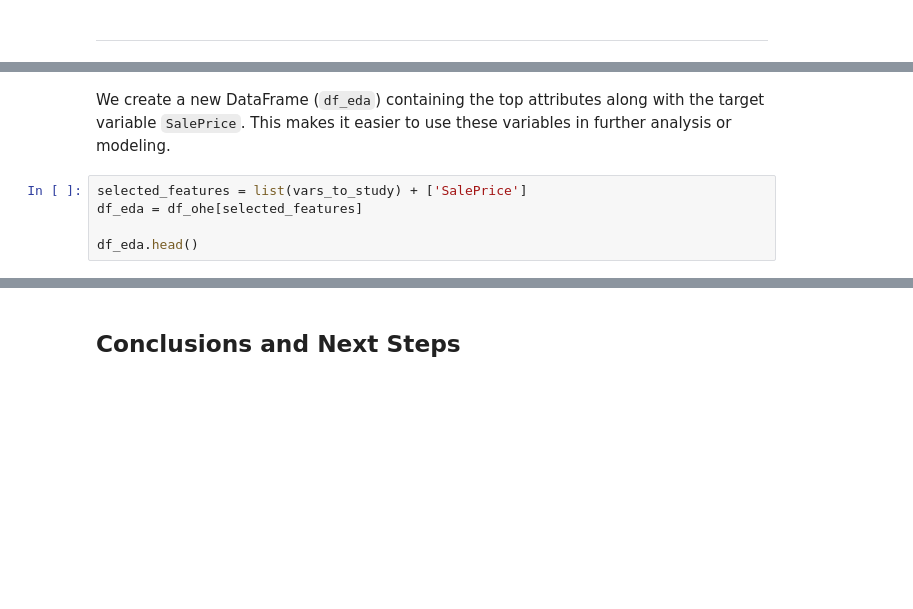
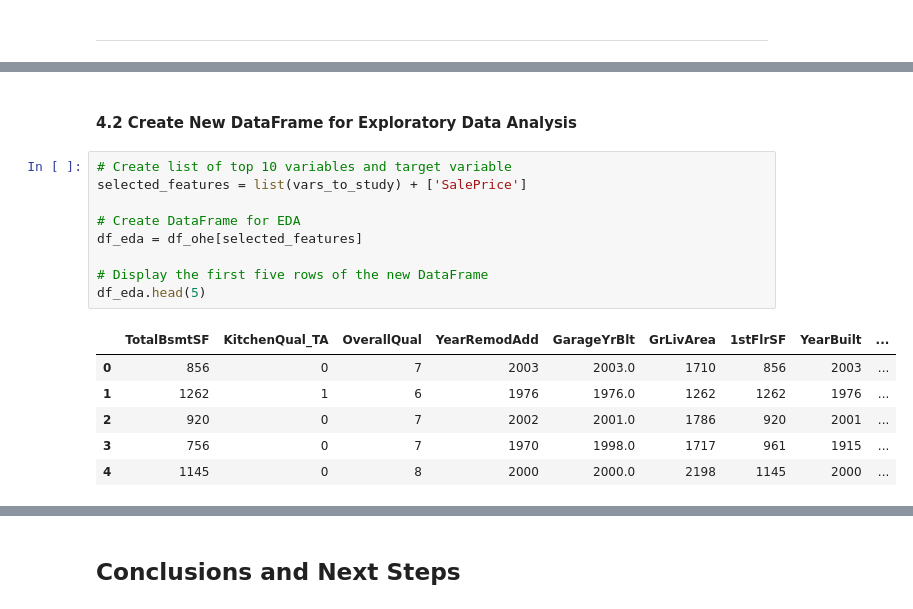
Before and after one commit to NatashaRy/house-price-predictor, a Jupyter notebook: jupyter_notebooks/03-CorrelationStudy.ipynb, the cells around one changed output, grey strips where cells are left out. Cells and saved outputs as stored; diff of their text form; blank space fills up the shorter version.

```diff
--- a/jupyter_notebooks/03-CorrelationStudy.ipynb
+++ b/jupyter_notebooks/03-CorrelationStudy.ipynb
@@ -270,8 +395,19 @@ vars_to_study
-# %% [markdown]
-We create a new DataFrame (`df_eda`) containing the top attributes along with the target variable `SalePrice`. This makes it easier to use these variables in further analysis or modeling.
-# %%
-selected_features = list(vars_to_study) + ['SalePrice']
-df_eda = df_ohe[selected_features]
-
-df_eda.head()
+# %% [markdown]
+#### 4.2 Create New DataFrame for Exploratory Data Analysis
+# %%
+# Create list of top 10 variables and target variable
+selected_features = list(vars_to_study) + ['SalePrice']
+
+# Create DataFrame for EDA
+df_eda = df_ohe[selected_features]
+
+# Display the first five rows of the new DataFrame
+df_eda.head(5)
+# %% [output]
+|  | TotalBsmtSF | KitchenQual_TA | OverallQual | YearRemodAdd | GarageYrBlt | GrLivArea | 1stFlrSF | YearBuilt | ... |
+| 0 | 856 | 0 | 7 | 2003 | 2003.0 | 1710 | 856 | 2003 | ... |
+| 1 | 1262 | 1 | 6 | 1976 | 1976.0 | 1262 | 1262 | 1976 | ... |
+| 2 | 920 | 0 | 7 | 2002 | 2001.0 | 1786 | 920 | 2001 | ... |
+| 3 | 756 | 0 | 7 | 1970 | 1998.0 | 1717 | 961 | 1915 | ... |
+| 4 | 1145 | 0 | 8 | 2000 | 2000.0 | 2198 | 1145 | 2000 | ... |
 # %% [markdown]
```
Also changed, not shown: parts of 76 cells of this notebook, 21 other files.
